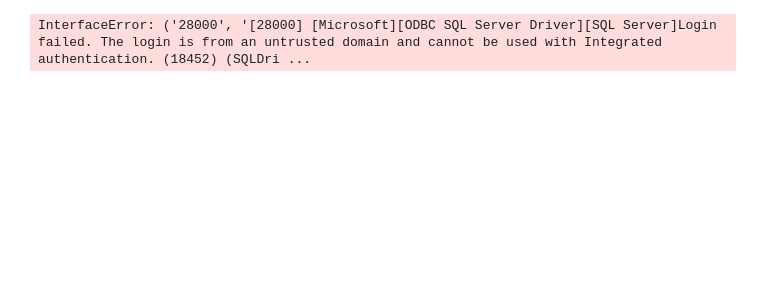
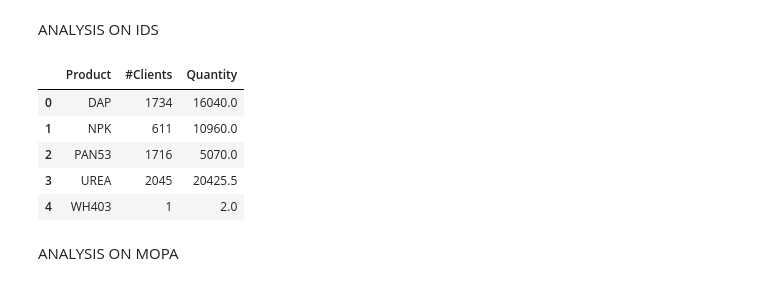
Before and after one commit to ArseneGasana/codes-for-work, a Jupyter notebook: IDS_MOPA Reconciliation.ipynb, the cells around one changed output. Cells and saved outputs as stored; diff of their text form; code cells hidden in the pictures; blank space fills up the shorter version.

```diff
--- a/IDS_MOPA Reconciliation.ipynb
+++ b/IDS_MOPA Reconciliation.ipynb
@@ -3,7 +0,0 @@ import pyodbc
-# %%
-conn = pyodbc.connect('Driver={SQL Server};'
-                      'Server=mtama.oneacrefund.org,6543;'
-                      'Database=RosterDataWarehouse;'
-                      'Trusted_Connection=yes;')
-# %% [output]
-InterfaceError: ('28000', '[28000] [Microsoft][ODBC SQL Server Driver][SQL Server]Login failed. The login is from an untrusted domain and cannot be used with Integrated authentication. (18452) (SQLDri ...
@@ -15,0 +3,36 @@ for row in cursor:
+# %% [markdown]
+ANALYSIS ON IDS
+# %%
+#import IDS data
+IDS_data = pd.read_csv(r'C:\Users\user\Desktop\MOPA Reconciliation\Gisagara &Nyanza\Season Clients Detailed_20200923-102226.csv')
+# %%
+#Preliminary info on IDS data on subsidized inputs
+GovLocationParent = 'Mukingo'
+SectorDf = IDS_data [IDS_data ['GovLocationParent']==GovLocationParent ]
+SectorClients = SectorDf.groupby('GovLocationParent')['OAFID'].count()
+
+SubsInputsdf = SectorDf[['DistrictName','SectorName','SiteName','LastName','FirstName','OAFID','NationalID','2021A_DAP kg','2021A_NPK 17 kg','2021A_Pan 53 kg','2021A_Pan 691 kg','2021A_SC 403 kg','2021A_SC 637 kg','2021A_UREA kg','2021A_WH 403 kg','2021A_WH 505 kg','2021A_WH 605 kg']]
+
+SubsInputsMelt = SubsInputsdf.melt(['DistrictName','SectorName','SiteName','LastName','FirstName','OAFID','NationalID'],['2021A_DAP kg','2021A_NPK 17 kg','2021A_Pan 53 kg','2021A_Pan 691 kg','2021A_SC 403 kg','2021A_SC 637 kg','2021A_UREA kg','2021A_WH 403 kg','2021A_WH 505 kg','2021A_WH 605 kg'], 'inputName','Quantity').fillna(0)
+
+#Cleaning some IDS columns
+SubsInputsMelt['NationalID'] =SubsInputsMelt['NationalID'].astype(str).replace('\.0', '', regex=True)
+
+IDSInputsTxns = SubsInputsMelt[SubsInputsMelt['Quantity']>0]
+IDSInputsTxns ['inputName'] = IDSInputsTxns ['inputName'].replace(['2021A_DAP kg','2021A_NPK 17 kg','2021A_UREA kg','2021A_WH 403 kg','2021A_SC 403 kg','2021A_Pan 53 kg'],['DAP','NPK','UREA','WH403','SC403','PAN53'])
+IDSInputsTxns =IDSInputsTxns.rename(columns={'inputName':'Product'})
+IDSInputsTxns['ProductID'] = IDSInputsTxns['NationalID'] + IDSInputsTxns['Product']
+
+IDSClientsPerInput = IDSInputsTxns.groupby('Product')['OAFID'].count().reset_index()
+IDSQtyPerInput = IDSInputsTxns.groupby('Product')['Quantity'].sum().reset_index()
+SectorSummary = pd.merge(IDSClientsPerInput,IDSQtyPerInput,on='Product',how='outer').rename(columns={'OAFID':'#Clients'})
+
+
+SectorSummary
+# %% [output]
+|  | Product | #Clients | Quantity |
+| 0 | DAP | 1734 | 16040.0 |
+| 1 | NPK | 611 | 10960.0 |
+| 2 | PAN53 | 1716 | 5070.0 |
+| 3 | UREA | 2045 | 20425.5 |
+| 4 | WH403 | 1 | 2.0 |
@@ -15,0 +46,2 @@ for row in cursor:
+# %% [markdown]
+ANALYSIS ON MOPA
```
Also changed, not shown: parts of 14 cells of this notebook, 11 other files.
